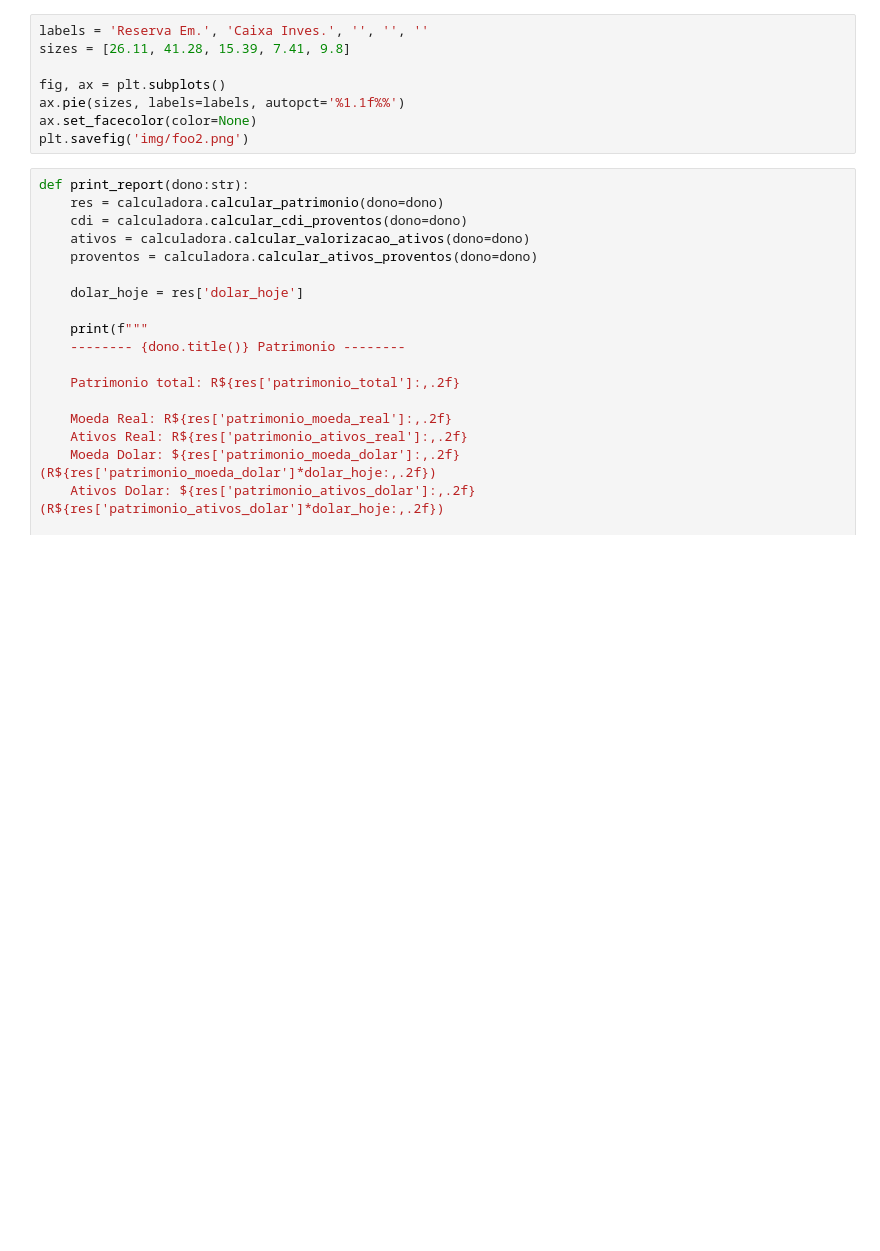
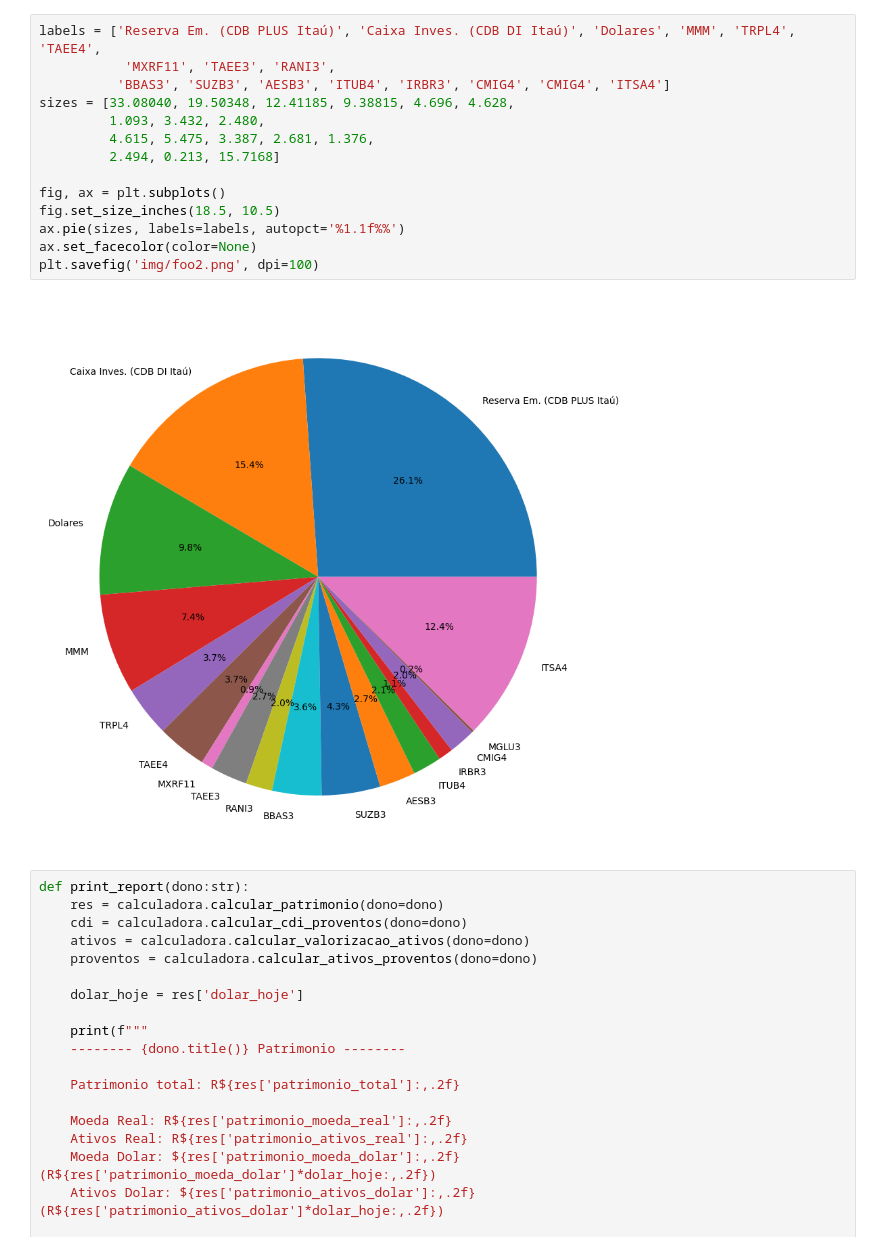
Before and after one commit to Rodrigosis/Dashboard, a Jupyter notebook: dashboard/test.ipynb, the cells around one changed output. Cells and saved outputs as stored; diff of their text form; blank space fills up the shorter version.

```diff
--- a/dashboard/test.ipynb
+++ b/dashboard/test.ipynb
@@ -18,11 +18,19 @@ plt.savefig('img/foo.png')
-# %%
-labels = 'Reserva Em.', 'Caixa Inves.', '', '', ''
-sizes = [26.11, 41.28, 15.39, 7.41, 9.8]
-
-fig, ax = plt.subplots()
-ax.pie(sizes, labels=labels, autopct='%1.1f%%')
-ax.set_facecolor(color=None)
-plt.savefig('img/foo2.png')
+# %%
+labels = ['Reserva Em. (CDB PLUS Itaú)', 'Caixa Inves. (CDB DI Itaú)', 'Dolares', 'MMM', 'TRPL4', 'TAEE4',
+           'MXRF11', 'TAEE3', 'RANI3',
+          'BBAS3', 'SUZB3', 'AESB3', 'ITUB4', 'IRBR3', 'CMIG4', 'CMIG4', 'ITSA4']
+sizes = [33.08040, 19.50348, 12.41185, 9.38815, 4.696, 4.628,
+         1.093, 3.432, 2.480,
+         4.615, 5.475, 3.387, 2.681, 1.376,
+         2.494, 0.213, 15.7168]
+
+fig, ax = plt.subplots()
+fig.set_size_inches(18.5, 10.5)
+ax.pie(sizes, labels=labels, autopct='%1.1f%%')
+ax.set_facecolor(color=None)
+plt.savefig('img/foo2.png', dpi=100)
+# %% [output]
+[figure, added]
 # %%
 def print_report(dono:str):
     res = calculadora.calcular_patrimonio(dono=dono)
```
Also changed, not shown: parts of 5 cells of this notebook, 3 other files.
